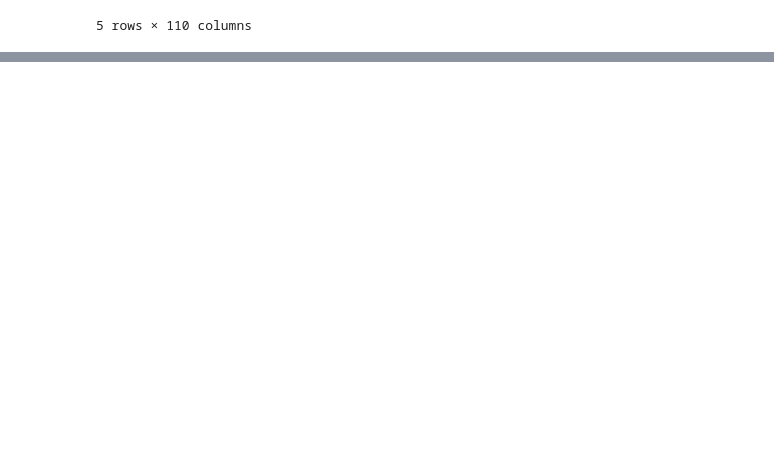
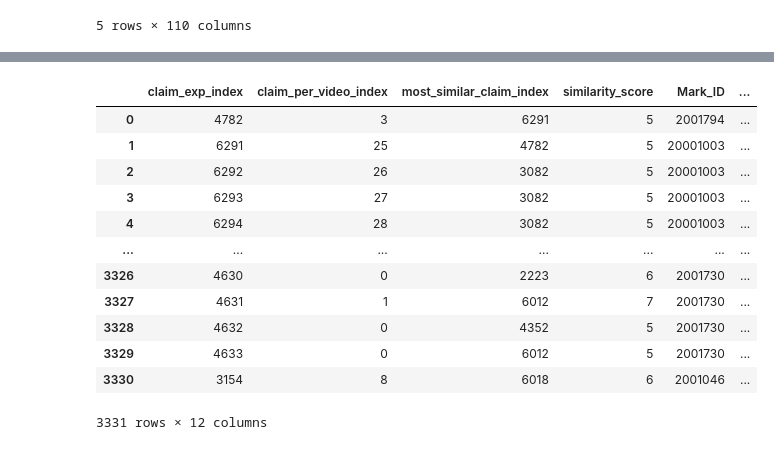
Before and after one commit to cl-trier/TWON-Exploration, a Jupyter notebook: 38--Prompt-diversity-PublicSphere-data.ipynb, the cells around one changed output, grey strips where cells are left out. Drawn from its saved outputs; the diff is of its cells as text; code cells hidden in the pictures; blank space fills up the shorter version.

```diff
--- a/38--Prompt-diversity-PublicSphere-data.ipynb
+++ b/38--Prompt-diversity-PublicSphere-data.ipynb
@@ -994,0 +2331,5 @@ dataset_claim_embeds.to_parquet(f'{CFG.report_dir}/pubsphere.claim_embed.parquet
+# %%
+#add an exp_explode_index column:
+YT_claim_embeds_exp_explode.loc[:, "exp_explode_index"] = YT_claim_embeds_exp_explode.index
+# %%
+YT_claim_embeds_exp_explode.loc[:, 'claim_per_video_index'] = YT_claim_embeds_exp_explode.sort_values(by='Time_comment_dt', ascending=True).reset_index(drop=False).groupby('videoTitle').cumcount()
@@ -994,0 +2351,22 @@ dataset_claim_embeds.to_parquet(f'{CFG.report_dir}/pubsphere.claim_embed.parquet
+# %%
+chunked_result: typing.List[pd.DataFrame] = []
+GROUPER='videoTitle'
+#sort data by Time_comment
+YT_input_sort = YT_claim_embeds_exp_explode.sort_values(by=['Time_comment_dt','ascending_comment_index'], ascending=True).reset_index(drop=False)[50:60]
+groupeddata = YT_input_sort.groupby(GROUPER)
+
+for group, df in tqdm.tqdm(groupeddata):
+    df.reset_index(drop=True, inplace=True)
+    df = df.loc[df.claims_exp_split != '',:]
+    df.sort_values(by=['Time_comment_dt','ascending_comment_index'], ascending=True).reset_index(drop=False)
+    print('dataframe:')
+    print(df.loc[:,['exp_explode_index', 'claims_exp_split', 'ascending_comment_index']])
+    for index, row in df.iterrows():
+        print('loop index:')
+        print(index)
+        if pd.notna(row['preceding_comment_index']):
+            if row['claims_exp_split'] != '':
+                print(f'"Target claim":<<{row["claims_exp_split"]}>>, "preceding claims":\n<{df.loc[df.ascending_comment_index != row['ascending_comment_index'], ['exp_explode_index', 'claims_exp_split']].iloc[:index].to_json(orient='records')}>')
+                print(row['exp_explode_index'])
+                print(row['preceding_comment_index'])
+                print(df.loc[:,['exp_explode_index', 'claims_exp_split']].iloc[:int(row['preceding_comment_index'])])
@@ -994,0 +2580,16 @@ dataset_claim_embeds.to_parquet(f'{CFG.report_dir}/pubsphere.claim_embed.parquet
+# %%
+similarity_claim_exp.merge(YT_claim_embeds_exp_explode.loc[:, ['Mark_ID', 'claims_ext_gpt4o', 'claims_exp_split', 'ascending_comment_index', 'preceding_comment_index', 'claim_per_video_index', 'Time_comment_dt', 'exp_explode_index']], left_on='claim_exp_index', right_on='exp_explode_index', suffixes=('', '_source'))
+# %% [output]
+|  | claim_exp_index | claim_per_video_index | most_similar_claim_index | similarity_score | Mark_ID | ... |
+| 0 | 4782 | 3 | 6291 | 5 | 2001794 | ... |
+| 1 | 6291 | 25 | 4782 | 5 | 20001003 | ... |
+| 2 | 6292 | 26 | 3082 | 5 | 20001003 | ... |
+| 3 | 6293 | 27 | 3082 | 5 | 20001003 | ... |
+| 4 | 6294 | 28 | 3082 | 5 | 20001003 | ... |
+| ... | ... | ... | ... | ... | ... | ... |
+| 3326 | 4630 | 0 | 2223 | 6 | 2001730 | ... |
+| 3327 | 4631 | 1 | 6012 | 7 | 2001730 | ... |
+| 3328 | 4632 | 0 | 4352 | 5 | 2001730 | ... |
+| 3329 | 4633 | 0 | 6012 | 5 | 2001730 | ... |
+| 3330 | 3154 | 8 | 6018 | 6 | 2001046 | ... |
+3331 rows × 12 columns
```
Also changed, not shown: parts of 162 cells of this notebook, 9 other files.
